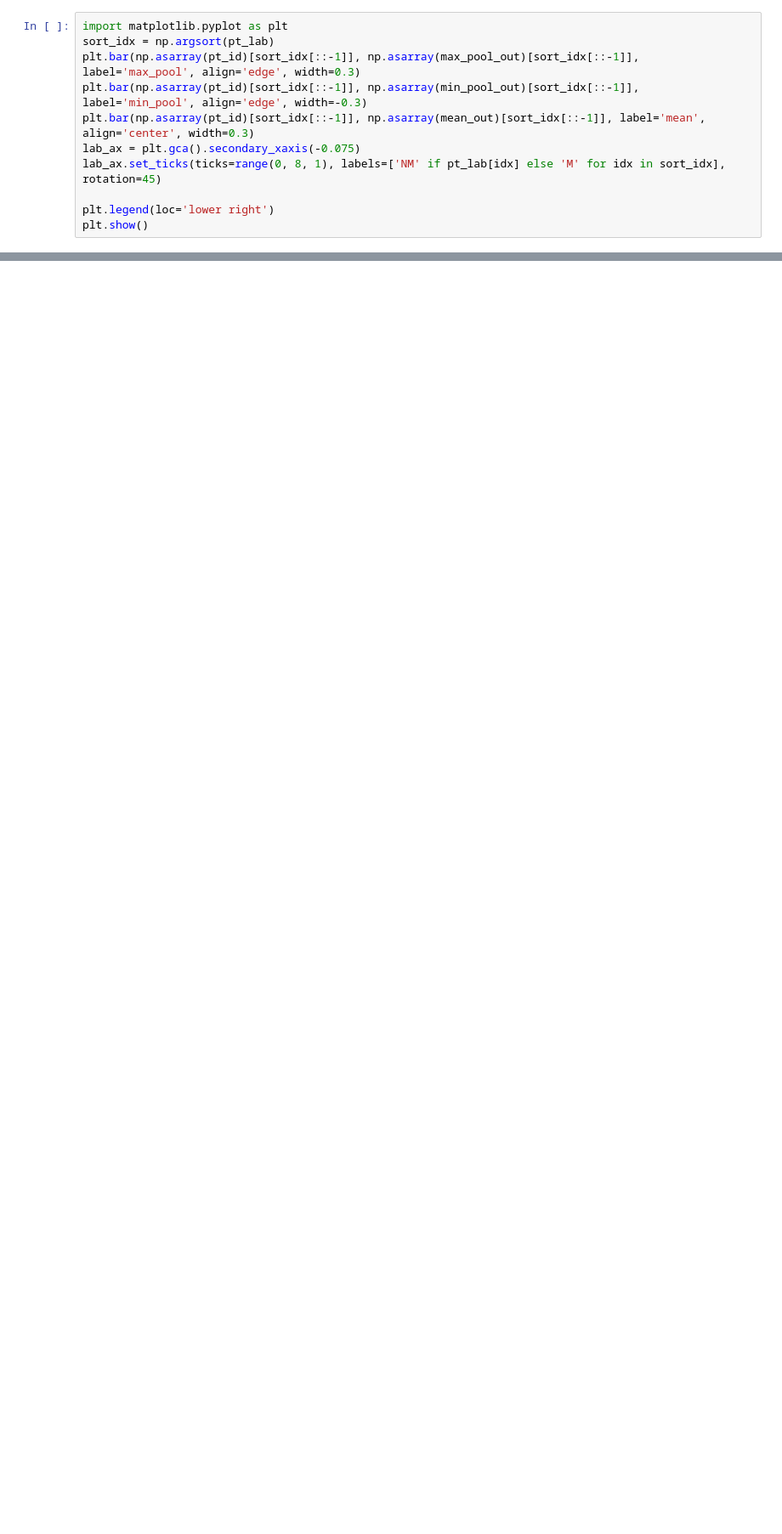
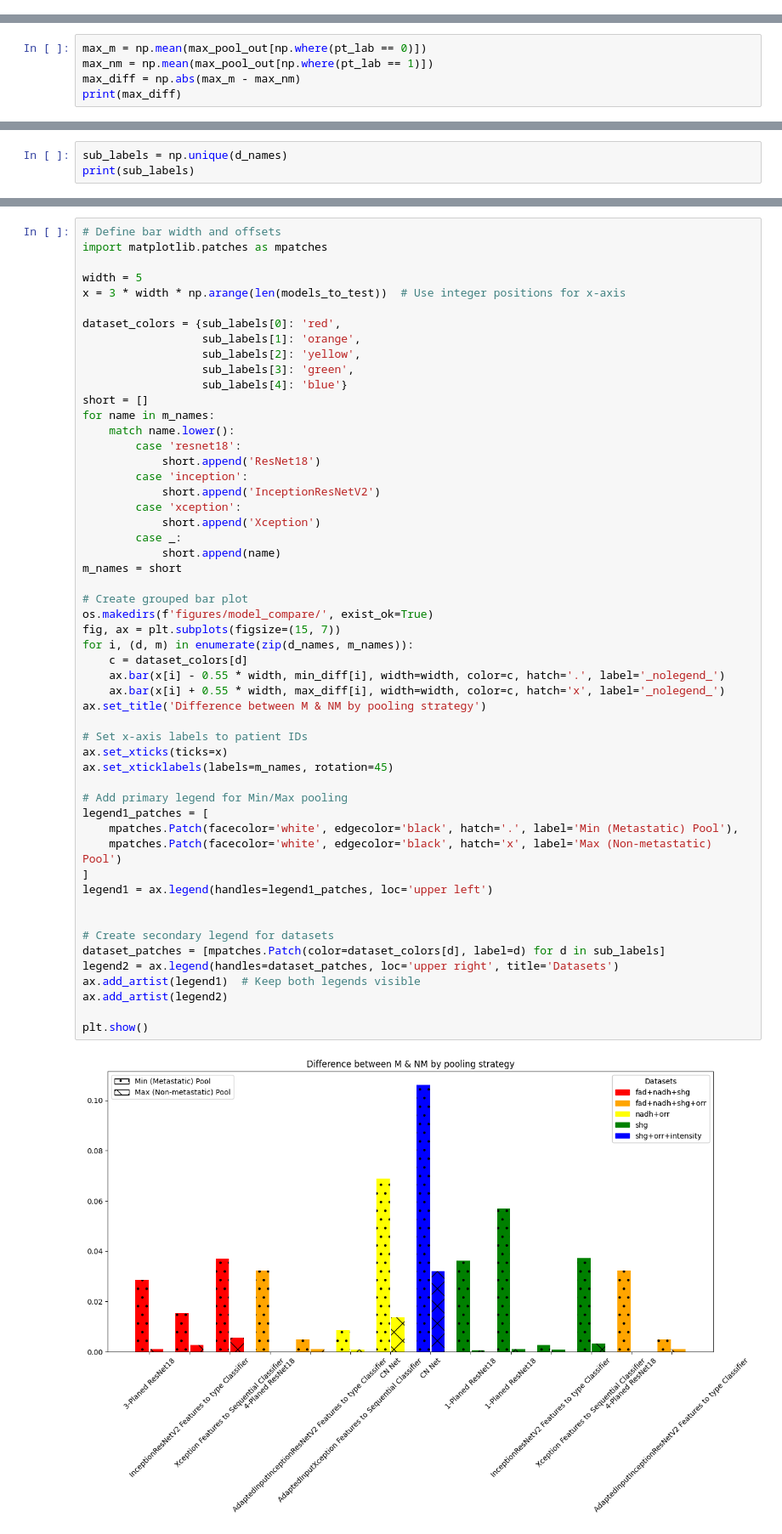
Before and after one commit to jiversivers/nsclc, a Jupyter notebook: patient_wise_roc.ipynb, the cells around one changed output, grey strips where cells are left out. Shown at 85% size. Cells and saved outputs as stored; diff of their text form; blank space fills up the shorter version.

Commit message:
added more model testing patient wise.

```diff
--- a/patient_wise_roc.ipynb
+++ b/patient_wise_roc.ipynb
@@ -56,11 +280,0 @@ mean_out = [np.mean(out) for out in pt_outs]
-# %%
-import matplotlib.pyplot as plt
-sort_idx = np.argsort(pt_lab)
-plt.bar(np.asarray(pt_id)[sort_idx[::-1]], np.asarray(max_pool_out)[sort_idx[::-1]], label='max_pool', align='edge', width=0.3)
-plt.bar(np.asarray(pt_id)[sort_idx[::-1]], np.asarray(min_pool_out)[sort_idx[::-1]], label='min_pool', align='edge', width=-0.3)
-plt.bar(np.asarray(pt_id)[sort_idx[::-1]], np.asarray(mean_out)[sort_idx[::-1]], label='mean', align='center', width=0.3)
-lab_ax = plt.gca().secondary_xaxis(-0.075)
-lab_ax.set_ticks(ticks=range(0, 8, 1), labels=['NM' if pt_lab[idx] else 'M' for idx in sort_idx], rotation=45)
-
-plt.legend(loc='lower right')
-plt.show()
@@ -125,0 +405,5 @@ for outs, method in zip([min_pool_out, max_pool_out, mean_out], ['Min (Metastati
+# %%
+max_m = np.mean(max_pool_out[np.where(pt_lab == 0)])
+max_nm = np.mean(max_pool_out[np.where(pt_lab == 1)])
+max_diff = np.abs(max_m - max_nm)
+print(max_diff)
@@ -125,0 +439,3 @@ for outs, method in zip([min_pool_out, max_pool_out, mean_out], ['Min (Metastati
+# %%
+sub_labels = np.unique(d_names)
+print(sub_labels)
@@ -125,0 +444,55 @@ for outs, method in zip([min_pool_out, max_pool_out, mean_out], ['Min (Metastati
+# %%
+# Define bar width and offsets
+import matplotlib.patches as mpatches
+
+width = 5
+x = 3 * width * np.arange(len(models_to_test))  # Use integer positions for x-axis
+
+dataset_colors = {sub_labels[0]: 'red',
+                  sub_labels[1]: 'orange',
+                  sub_labels[2]: 'yellow',
+                  sub_labels[3]: 'green',
+                  sub_labels[4]: 'blue'}
+short = []
+for name in m_names:
+    match name.lower():
+        case 'resnet18':
+            short.append('ResNet18')
+        case 'inception':
+            short.append('InceptionResNetV2')
+        case 'xception':
+            short.append('Xception')
+        case _:
+            short.append(name)
+m_names = short
+
+# Create grouped bar plot
+os.makedirs(f'figures/model_compare/', exist_ok=True)
+fig, ax = plt.subplots(figsize=(15, 7))
+for i, (d, m) in enumerate(zip(d_names, m_names)):
+    c = dataset_colors[d]
+    ax.bar(x[i] - 0.55 * width, min_diff[i], width=width, color=c, hatch='.', label='_nolegend_')
+    ax.bar(x[i] + 0.55 * width, max_diff[i], width=width, color=c, hatch='x', label='_nolegend_')
+ax.set_title('Difference between M & NM by pooling strategy')
+
+# Set x-axis labels to patient IDs
+ax.set_xticks(ticks=x)
+ax.set_xticklabels(labels=m_names, rotation=45)
+
+# Add primary legend for Min/Max pooling
+legend1_patches = [
+    mpatches.Patch(facecolor='white', edgecolor='black', hatch='.', label='Min (Metastatic) Pool'),
+    mpatches.Patch(facecolor='white', edgecolor='black', hatch='x', label='Max (Non-metastatic) Pool')
+]
+legend1 = ax.legend(handles=legend1_patches, loc='upper left')
+
+
+# Create secondary legend for datasets
+dataset_patches = [mpatches.Patch(color=dataset_colors[d], label=d) for d in sub_labels]
+legend2 = ax.legend(handles=dataset_patches, loc='upper right', title='Datasets')
+ax.add_artist(legend1)  # Keep both legends visible
+ax.add_artist(legend2)
+
+plt.show()
+# %% [output]
+[figure, added]
```
Also changed, not shown: parts of 27 cells of this notebook.
